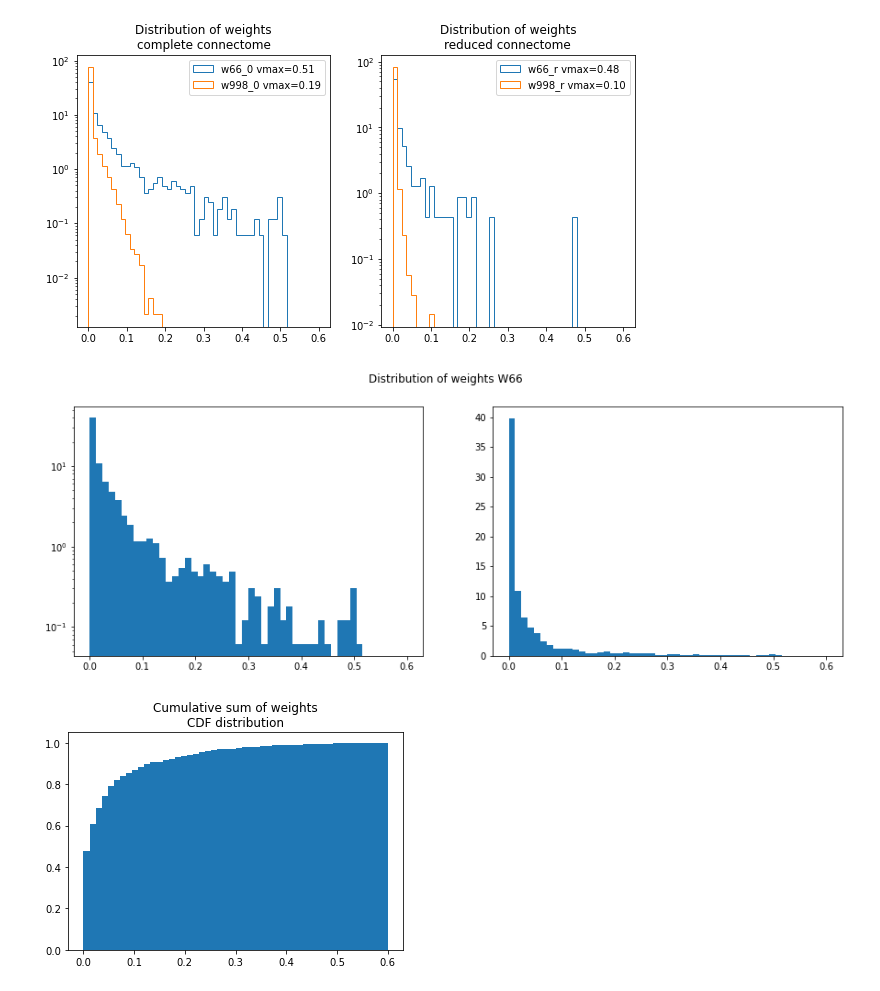
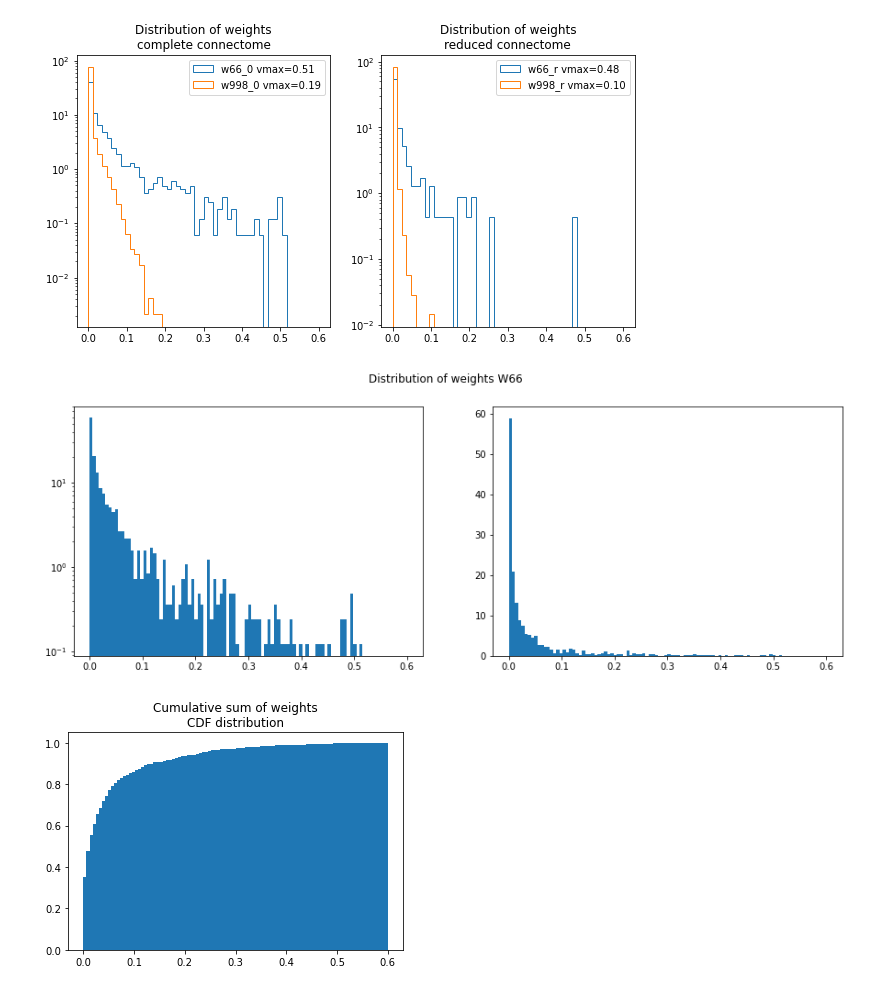
Before and after one commit to tommaso-bertola/TesiTriennale, a Jupyter notebook: Code/Modified connectome.ipynb, the cells around one changed output. Saved outputs shown, nothing was run; the diff lists cells and outputs as text; code cells hidden in the pictures.

```diff
--- a/Code/Modified connectome.ipynb
+++ b/Code/Modified connectome.ipynb
@@ -49,19 +49,19 @@ plt.show()
 # %%
 #The same as before but donw with numpy and only for w66_0
 
-hist, binning = np.histogram(w66_0 ,bins=50,range=(0,0.6), density=True)
+hist, binning = np.histogram(w66_0 ,bins=100,range=(0,0.6), density=True)
 
 plt.figure(figsize=(15,5))
 plt.subplot(1,2,1)
 plt.bar(binning[:-1], hist, width=np.diff(binning), align='edge', log=True)
 plt.subplot(1,2,2)
 plt.bar(binning[:-1], hist, width=np.diff(binning), align='edge')
 plt.suptitle('Distribution of weights W66')
 
 
 plt.show()
 # %% [output]
-[figure, old version]
+[figure, new version]
 # %%
 # cumulative sum will be used to derive the generated pdf of weights
 cumsum=np.cumsum(hist/hist.sum())
@@ -70,7 +70,7 @@ plt.bar(binning[:-1], cumsum, width=np.diff(binning), align='edge')
 plt.title('Cumulative sum of weights\nCDF distribution')
 plt.show()
 # %% [output]
-[figure, old version]
+[figure, new version]
 # %%
 new_nodes=1000 # has to be less than the number of zero entries in LR connectome
 u=np.random.uniform(0,1, new_nodes)
```
Also changed, not shown: parts of 3 cells of this notebook, 5 other files.
